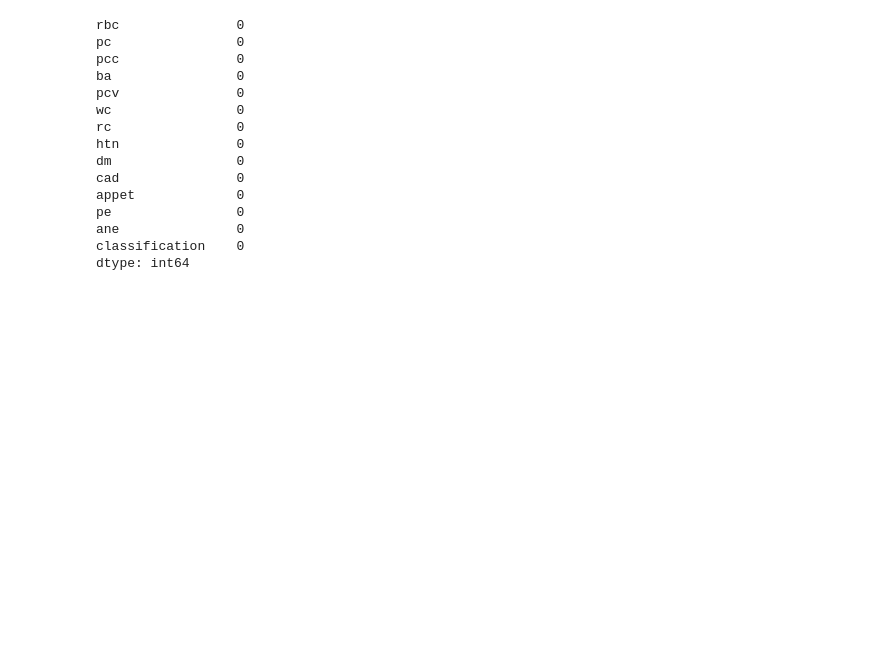
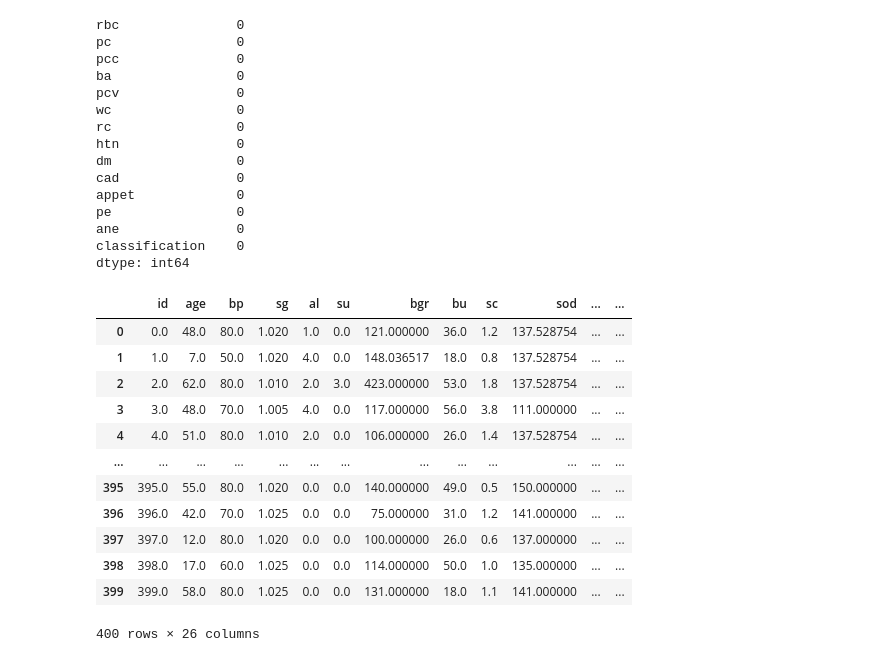
Before and after one commit to kanmanigit/DataScience_Univariate_Bivariate_Analysis, a Jupyter notebook: 1.Central_Tendency/5.2.Data_PreProcessing.ipynb, the cells around one changed output. Cells and saved outputs as stored; diff of their text form; code cells hidden in the pictures; blank space fills up the shorter version.

```diff
--- a/1.Central_Tendency/5.2.Data_PreProcessing.ipynb
+++ b/1.Central_Tendency/5.2.Data_PreProcessing.ipynb
@@ -239,3 +239,20 @@ pe                0
 ane               0
 classification    0
 dtype: int64
+# %%
+consolidated_dataset=pd.concat([quan_table,qual_table],axis=1,join="inner")
+display (consolidated_dataset)
+# %% [output]
+|  | id | age | bp | sg | al | su | bgr | bu | sc | sod | ... | ... |
+| 0 | 0.0 | 48.0 | 80.0 | 1.020 | 1.0 | 0.0 | 121.000000 | 36.0 | 1.2 | 137.528754 | ... | ... |
+| 1 | 1.0 | 7.0 | 50.0 | 1.020 | 4.0 | 0.0 | 148.036517 | 18.0 | 0.8 | 137.528754 | ... | ... |
+| 2 | 2.0 | 62.0 | 80.0 | 1.010 | 2.0 | 3.0 | 423.000000 | 53.0 | 1.8 | 137.528754 | ... | ... |
+| 3 | 3.0 | 48.0 | 70.0 | 1.005 | 4.0 | 0.0 | 117.000000 | 56.0 | 3.8 | 111.000000 | ... | ... |
+| 4 | 4.0 | 51.0 | 80.0 | 1.010 | 2.0 | 0.0 | 106.000000 | 26.0 | 1.4 | 137.528754 | ... | ... |
+| ... | ... | ... | ... | ... | ... | ... | ... | ... | ... | ... | ... | ... |
+| 395 | 395.0 | 55.0 | 80.0 | 1.020 | 0.0 | 0.0 | 140.000000 | 49.0 | 0.5 | 150.000000 | ... | ... |
+| 396 | 396.0 | 42.0 | 70.0 | 1.025 | 0.0 | 0.0 | 75.000000 | 31.0 | 1.2 | 141.000000 | ... | ... |
+| 397 | 397.0 | 12.0 | 80.0 | 1.020 | 0.0 | 0.0 | 100.000000 | 26.0 | 0.6 | 137.000000 | ... | ... |
+| 398 | 398.0 | 17.0 | 60.0 | 1.025 | 0.0 | 0.0 | 114.000000 | 50.0 | 1.0 | 135.000000 | ... | ... |
+| 399 | 399.0 | 58.0 | 80.0 | 1.025 | 0.0 | 0.0 | 131.000000 | 18.0 | 1.1 | 141.000000 | ... | ... |
+400 rows × 26 columns
```
